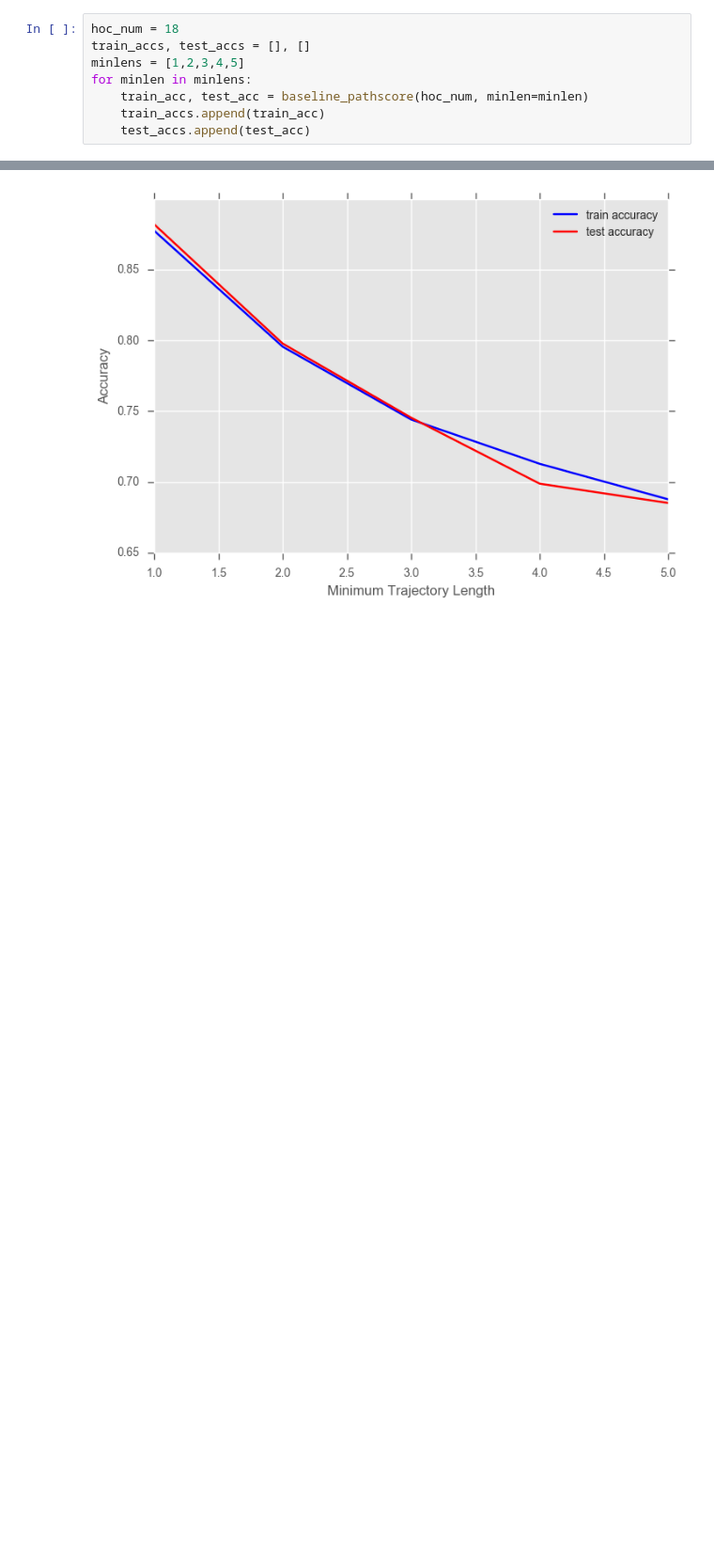
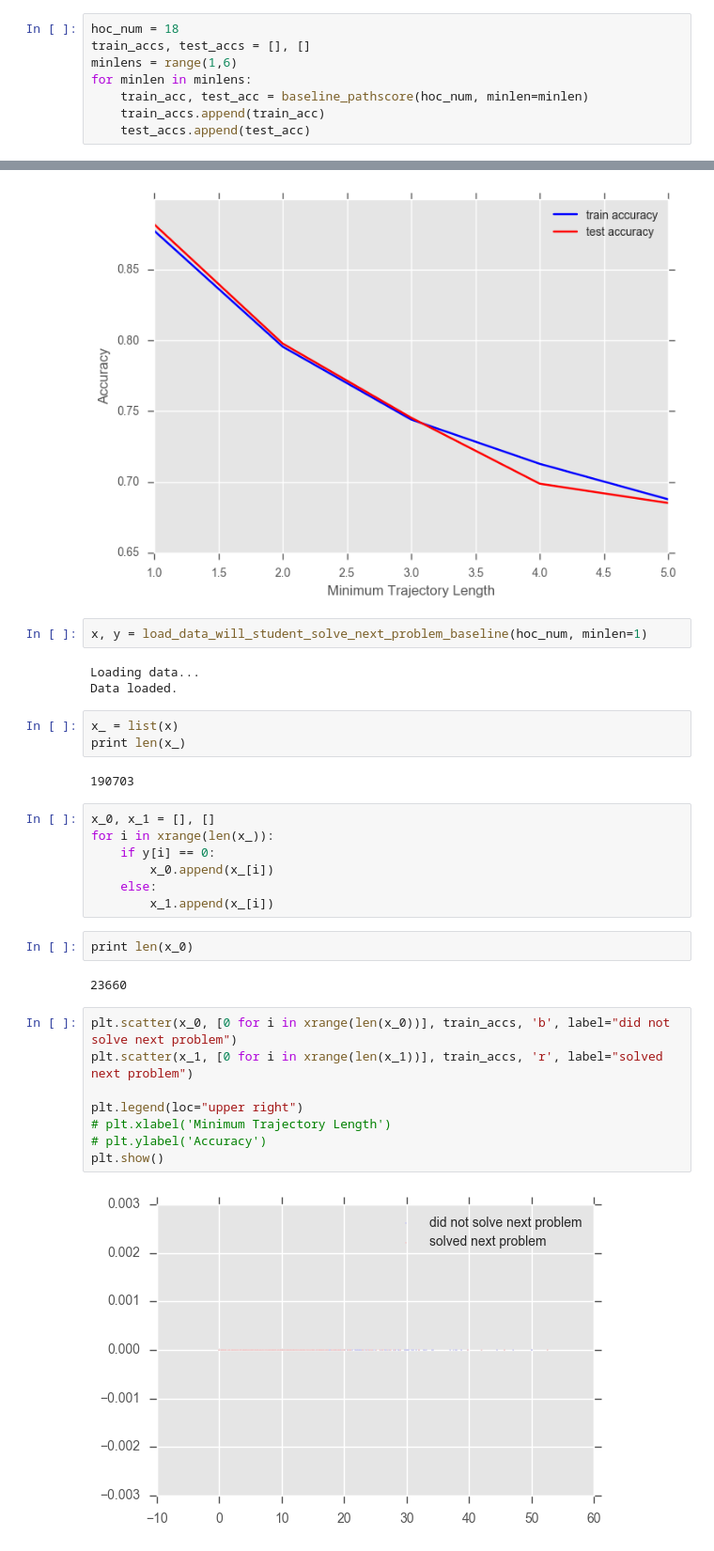
Before and after one commit to lisa-1010/dkt, a Jupyter notebook: code/baselines-results.ipynb, the cells around one changed output, grey strips where cells are left out. Shown: that part at 94% size. Saved outputs shown, nothing was run; the diff lists cells and outputs as text; blank space fills up the shorter version.

```diff
--- a/code/baselines-results.ipynb
+++ b/code/baselines-results.ipynb
@@ -24,7 +23,7 @@ minlens = [1,2,3,4,5]
 # %%
 hoc_num = 18
 train_accs, test_accs = [], []
-minlens = [1,2,3,4,5]
+minlens = range(1,6)
 for minlen in minlens:
     train_acc, test_acc = baseline_pathscore(hoc_num, minlen=minlen)
     train_accs.append(train_acc)
@@ -62,3 +69,34 @@ plt.ylabel('Accuracy')
 plt.show()
 # %% [output]
 [figure]
+# %%
+x, y = load_data_will_student_solve_next_problem_baseline(hoc_num, minlen=1)
+# %% [output]
+Loading data...
+Data loaded.
+# %%
+x_ = list(x)
+print len(x_)
+# %% [output]
+190703
+# %%
+x_0, x_1 = [], []
+for i in xrange(len(x_)):
+    if y[i] == 0:
+        x_0.append(x_[i])
+    else:
+        x_1.append(x_[i])
+# %%
+print len(x_0)
+# %% [output]
+23660
+# %%
+plt.scatter(x_0, [0 for i in xrange(len(x_0))], train_accs, 'b', label="did not solve next problem")
+plt.scatter(x_1, [0 for i in xrange(len(x_1))], train_accs, 'r', label="solved next problem")
+
+plt.legend(loc="upper right")
+# plt.xlabel('Minimum Trajectory Length')
+# plt.ylabel('Accuracy')
+plt.show()
+# %% [output]
+[figure, added]
```
Also changed, not shown: parts of 10 cells of this notebook, 11 other files.
